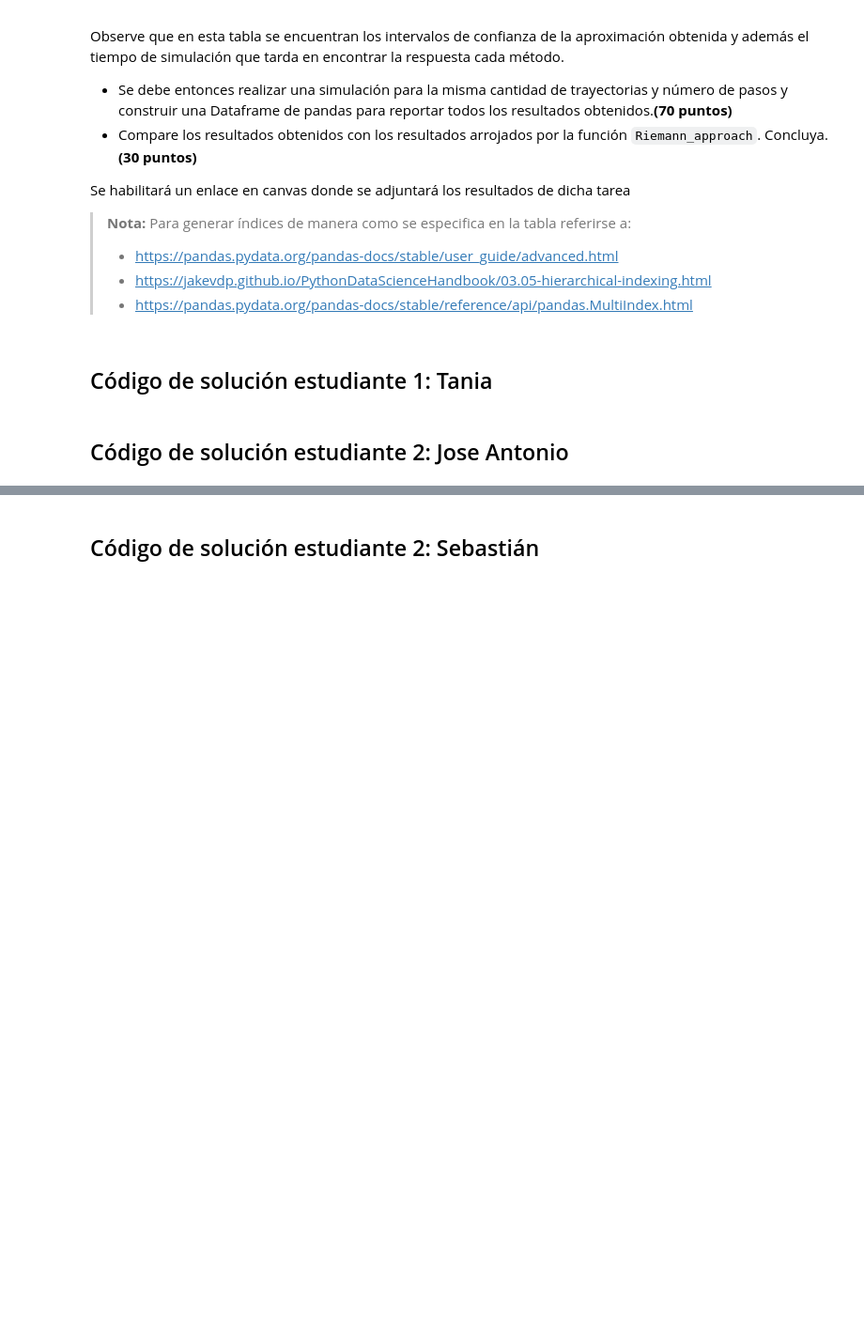
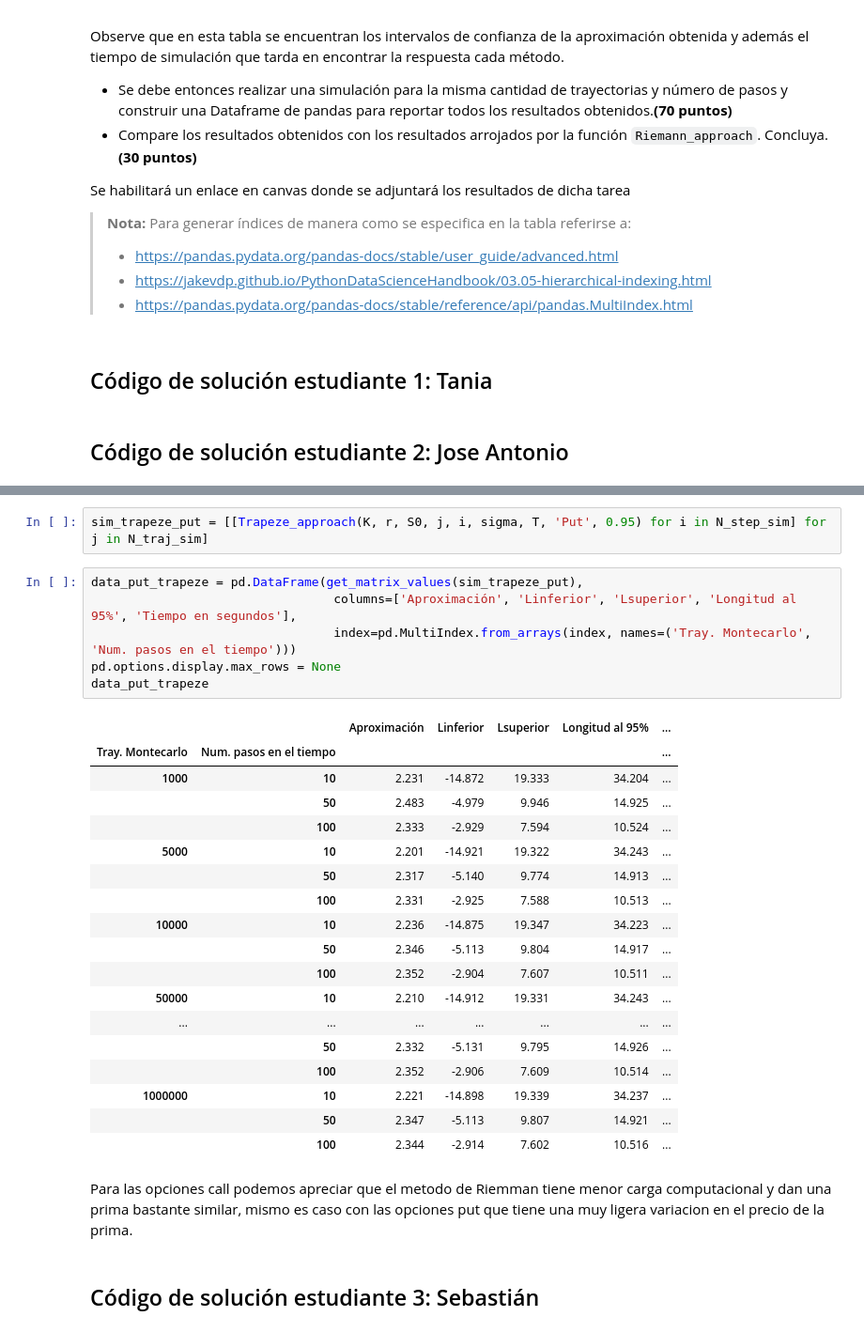
Before and after one commit to SebasGlez2000/Tarea9_TBell_JAContreras, a Jupyter notebook: Tarea9_TBell_JAContreras_SGonzalez.ipynb, the cells around one changed output, grey strips where cells are left out. Shown at 94% size. Drawn from its saved outputs; the diff is of its cells as text; blank space fills up the shorter version.

Commit message:
Código estudiante 2

```diff
--- a/Tarea9_TBell_JAContreras_SGonzalez.ipynb
+++ b/Tarea9_TBell_JAContreras_SGonzalez.ipynb
@@ -37,2 +310,31 @@ Se habilitará un enlace en canvas donde se adjuntará los resultados de dicha t
+# %%
+sim_trapeze_put = [[Trapeze_approach(K, r, S0, j, i, sigma, T, 'Put', 0.95) for i in N_step_sim] for j in N_traj_sim]
+# %%
+data_put_trapeze = pd.DataFrame(get_matrix_values(sim_trapeze_put),
+                                 columns=['Aproximación', 'Linferior', 'Lsuperior', 'Longitud al 95%', 'Tiempo en segundos'],
+                                 index=pd.MultiIndex.from_arrays(index, names=('Tray. Montecarlo', 'Num. pasos en el tiempo')))
+pd.options.display.max_rows = None
+data_put_trapeze
+# %% [output]
+|  |  | Aproximación | Linferior | Lsuperior | Longitud al 95% | ... |
+| Tray. Montecarlo | Num. pasos en el tiempo |  |  |  |  | ... |
+| 1000 | 10 | 2.231 | -14.872 | 19.333 | 34.204 | ... |
+|  | 50 | 2.483 | -4.979 | 9.946 | 14.925 | ... |
+|  | 100 | 2.333 | -2.929 | 7.594 | 10.524 | ... |
+| 5000 | 10 | 2.201 | -14.921 | 19.322 | 34.243 | ... |
+|  | 50 | 2.317 | -5.140 | 9.774 | 14.913 | ... |
+|  | 100 | 2.331 | -2.925 | 7.588 | 10.513 | ... |
+| 10000 | 10 | 2.236 | -14.875 | 19.347 | 34.223 | ... |
+|  | 50 | 2.346 | -5.113 | 9.804 | 14.917 | ... |
+|  | 100 | 2.352 | -2.904 | 7.607 | 10.511 | ... |
+| 50000 | 10 | 2.210 | -14.912 | 19.331 | 34.243 | ... |
+| ... | ... | ... | ... | ... | ... | ... |
+|  | 50 | 2.332 | -5.131 | 9.795 | 14.926 | ... |
+|  | 100 | 2.352 | -2.906 | 7.609 | 10.514 | ... |
+| 1000000 | 10 | 2.221 | -14.898 | 19.339 | 34.237 | ... |
+|  | 50 | 2.347 | -5.113 | 9.807 | 14.921 | ... |
+|  | 100 | 2.344 | -2.914 | 7.602 | 10.516 | ... |
+# %% [markdown]
+Para las opciones call podemos apreciar que el metodo de Riemman tiene menor carga computacional y dan una prima bastante similar, mismo es caso con las opciones put que tiene una muy ligera variacion en el precio de la prima.
 # %% [markdown]
-## Código de solución estudiante 2: Sebastián
+## Código de solución estudiante 3: Sebastián
```
Also changed, not shown: parts of 17 cells of this notebook.
